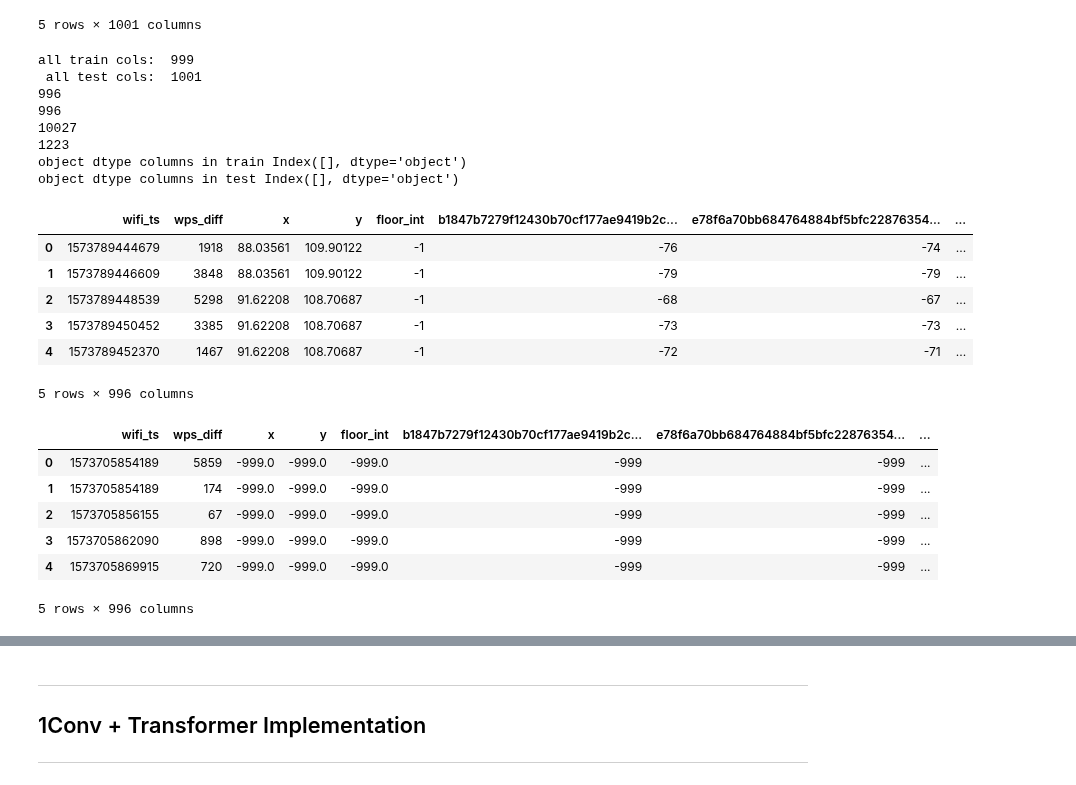
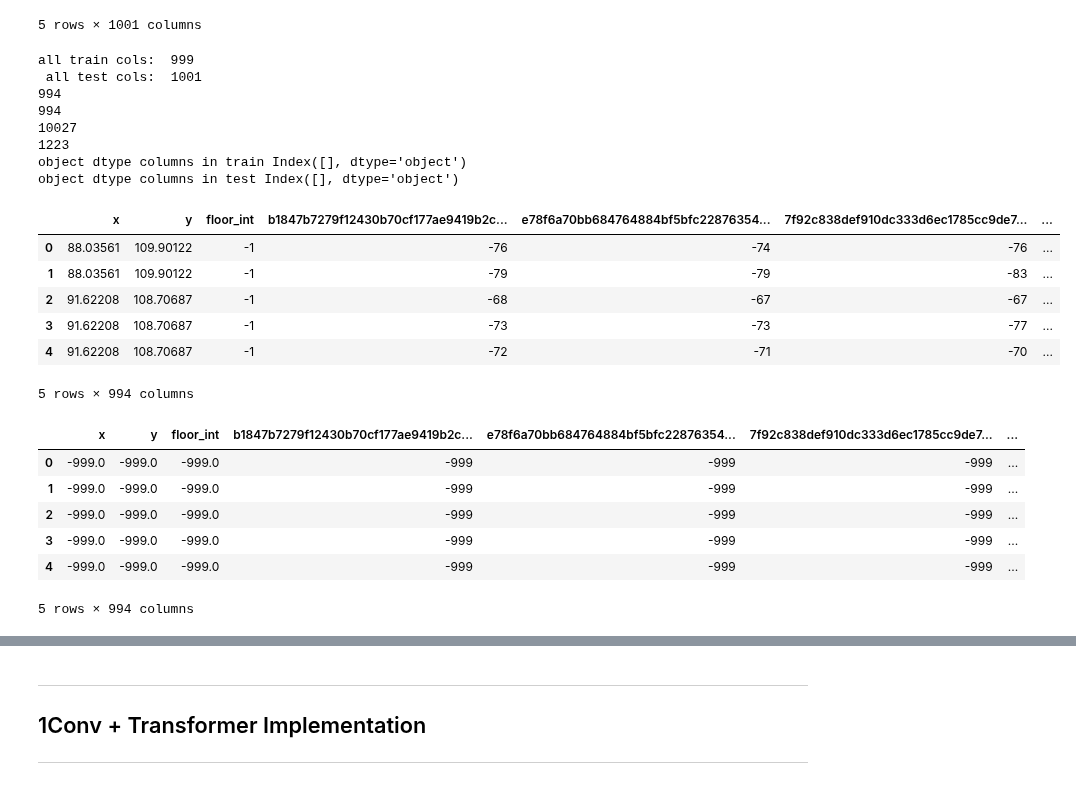
Before and after one commit to robot269006/indoor, a Jupyter notebook: indoor_model_1ConvTransformer_train_8.ipynb, the cells around one changed output, grey strips where cells are left out. Drawn from its saved outputs; the diff is of its cells as text; code cells hidden in the pictures.

```diff
--- a/indoor_model_1ConvTransformer_train_8.ipynb
+++ b/indoor_model_1ConvTransformer_train_8.ipynb
@@ -156,7 +157,8 @@ print("all train cols: ", len(all_train_cols), "\n", "all test cols: ", len(all_
 
 # get all non-overlapping columns
 no_overlap_col = list(set(all_train_cols) ^ set(all_test_cols))
-no_overlap_col += ["floor", "file_id", "site_id"] # add other columns to exclude
+# no_overlap_col += ["floor", "file_id", "site_id"] # add other columns to exclude
+no_overlap_col += ["wifi_ts", "wps_diff", "floor", "file_id", "site_id"] # try excluding timestamp and wps_diff
 train_cols = [x for x in all_train_cols if x not in no_overlap_col]
 test_cols = [x for x in all_test_cols if x not in no_overlap_col]
 # test_cols += ["site_path_timestamp"] # test_df needs to keep "site_path_timestamp"
@@ -165,58 +167,46 @@ test_cols = [x for x in all_test_cols if x not in no_overlap_col]
 train_df = train_df[train_cols]
 test_df = test_df[test_cols]
 
 # # Drop some columns not necessary as a feature
 # drop_cols = ["wifi_ts", "floor", "file_id", "site_id"]
 # for df in [train_df, test_df]:
 #     df = df.drop(columns=drop_cols, inplace=True)
 
 # Convert df object columns to integers and then the whole thing to tensors
 for df in [train_df, test_df]:
     obj_col = list(df.select_dtypes(include=['object']).columns)
     for col in obj_col:
         le = LabelEncoder()
         df[col] = le.fit_transform(df[col].values)
 
-# # Try without using scalers for now.
-# # Apply MinMaxScaler to each IMU columns
-# current_cols = list(train_df.columns)
-# imu_cols = current_cols[:23]
-# exception_columns = ["wps_diff", "x", "y", "floor_int", "rel_diff", "rel_x", "rel_y"]
-# imu_cols = [x for x in imu_cols if x not in exception_columns]
-# print("imu_cols: ", imu_cols)
-# for col in imu_cols:
-#     ss_scaler = StandardScaler()
-#     train_df[col] = ss_scaler.fit_transform(train_df[col].values.reshape(-1, 1))
-#     test_df[col] = ss_scaler.transform(test_df[col].values.reshape(-1, 1))
-
 print(len(train_df.columns))
 print(len(test_df.columns))
 print(len(train_df))
 print(len(test_df))
 print("object dtype columns in train", train_df.select_dtypes(include=['object']).columns)
 print("object dtype columns in test", test_df.select_dtypes(include=['object']).columns)
 display(train_df.head())
 display(test_df.head())
 # %% [output]
 all train cols:  999
  all test cols:  1001
-996
-996
+994
+994
 10027
 1223
 object dtype columns in train Index([], dtype='object')
 object dtype columns in test Index([], dtype='object')
-|  | wifi_ts | wps_diff | x | y | floor_int | b1847b7279f12430b70cf177ae9419b2c... | e78f6a70bb684764884bf5bfc22876354... | ... |
-| 0 | 1573789444679 | 1918 | 88.03561 | 109.90122 | -1 | -76 | -74 | ... |
-| 1 | 1573789446609 | 3848 | 88.03561 | 109.90122 | -1 | -79 | -79 | ... |
-| 2 | 1573789448539 | 5298 | 91.62208 | 108.70687 | -1 | -68 | -67 | ... |
-| 3 | 1573789450452 | 3385 | 91.62208 | 108.70687 | -1 | -73 | -73 | ... |
-| 4 | 1573789452370 | 1467 | 91.62208 | 108.70687 | -1 | -72 | -71 | ... |
+|  | x | y | floor_int | b1847b7279f12430b70cf177ae9419b2c... | e78f6a70bb684764884bf5bfc22876354... | 7f92c838def910dc333d6ec1785cc9de7... | ... |
+| 0 | 88.03561 | 109.90122 | -1 | -76 | -74 | -76 | ... |
+| 1 | 88.03561 | 109.90122 | -1 | -79 | -79 | -83 | ... |
+| 2 | 91.62208 | 108.70687 | -1 | -68 | -67 | -67 | ... |
+| 3 | 91.62208 | 108.70687 | -1 | -73 | -73 | -77 | ... |
+| 4 | 91.62208 | 108.70687 | -1 | -72 | -71 | -70 | ... |
-5 rows × 996 columns
+5 rows × 994 columns
-|  | wifi_ts | wps_diff | x | y | floor_int | b1847b7279f12430b70cf177ae9419b2c... | e78f6a70bb684764884bf5bfc22876354... | ... |
-| 0 | 1573705854189 | 5859 | -999.0 | -999.0 | -999.0 | -999 | -999 | ... |
-| 1 | 1573705854189 | 174 | -999.0 | -999.0 | -999.0 | -999 | -999 | ... |
-| 2 | 1573705856155 | 67 | -999.0 | -999.0 | -999.0 | -999 | -999 | ... |
-| 3 | 1573705862090 | 898 | -999.0 | -999.0 | -999.0 | -999 | -999 | ... |
-| 4 | 1573705869915 | 720 | -999.0 | -999.0 | -999.0 | -999 | -999 | ... |
+|  | x | y | floor_int | b1847b7279f12430b70cf177ae9419b2c... | e78f6a70bb684764884bf5bfc22876354... | 7f92c838def910dc333d6ec1785cc9de7... | ... |
+| 0 | -999.0 | -999.0 | -999.0 | -999 | -999 | -999 | ... |
+| 1 | -999.0 | -999.0 | -999.0 | -999 | -999 | -999 | ... |
+| 2 | -999.0 | -999.0 | -999.0 | -999 | -999 | -999 | ... |
+| 3 | -999.0 | -999.0 | -999.0 | -999 | -999 | -999 | ... |
+| 4 | -999.0 | -999.0 | -999.0 | -999 | -999 | -999 | ... |
-5 rows × 996 columns
+5 rows × 994 columns
```
Also changed, not shown: parts of 10 cells of this notebook.
